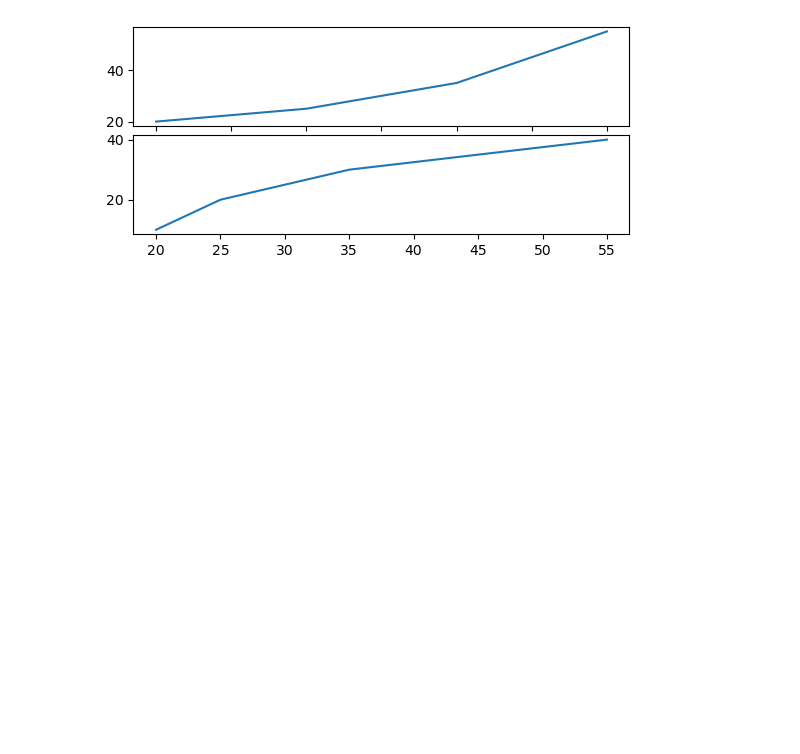
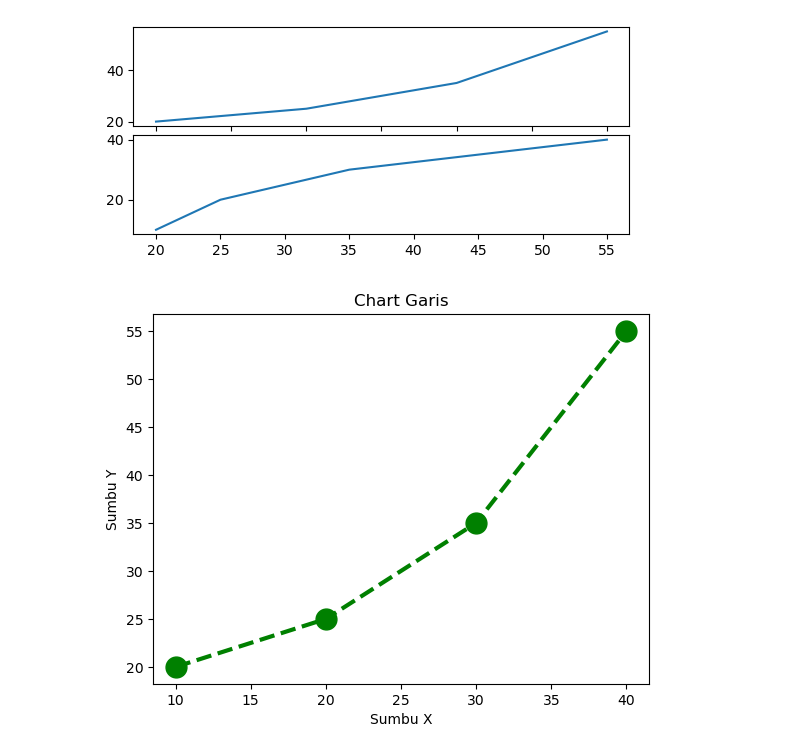
Before and after one commit to TurmaeUrsorum/belajar-piton, a Jupyter notebook: 11. Data Visualization Matplotlib/matplotlib.ipynb, the cells around one changed output. Cells and saved outputs as stored; diff of their text form; code cells hidden in the pictures; blank space fills up the shorter version.

Commit message:
susah bjir matplotlib

```diff
--- a/11. Data Visualization Matplotlib/matplotlib.ipynb
+++ b/11. Data Visualization Matplotlib/matplotlib.ipynb
@@ -965,3 +965,27 @@ axes2.plot(y, x)
 # %% [output]
 [<matplotlib.lines.Line2D at 0x...>]
 [figure]
+# %%
+import matplotlib.pyplot as plt
+
+
+# initializing the data
+x = [10, 20, 30, 40]
+y = [20, 25, 35, 55]
+
+# plotting the data
+plt.plot(x, y, color='green', linewidth=3, marker='o',
+         markersize=15, linestyle='--')
+
+# Adding title to the plot
+plt.title("Chart Garis")
+
+# Adding label on the y-axis
+plt.ylabel('Sumbu Y')
+
+# Adding label on the x-axis
+plt.xlabel('Sumbu X')
+
+plt.show()
+# %% [output]
+[figure, added]
```
